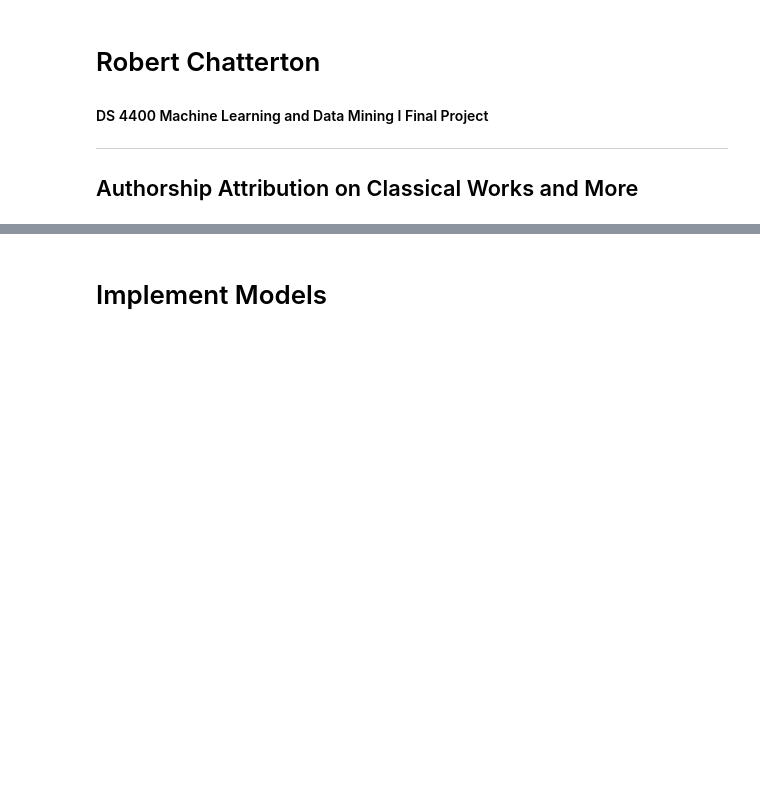
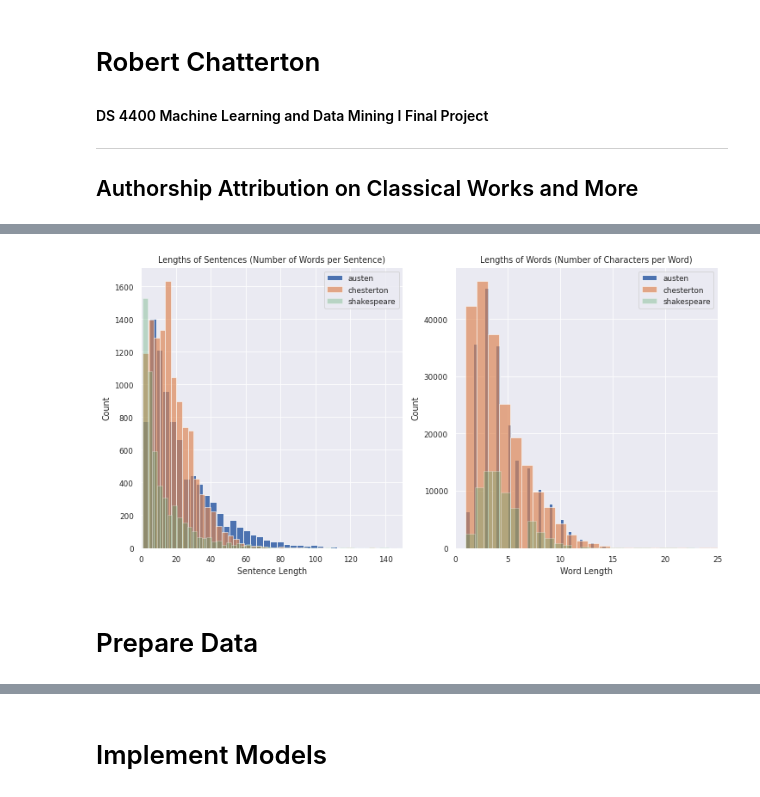
Before and after one commit to robert-chatterton/authorship-attribution, a Jupyter notebook: authorship_attribution.ipynb, the cells around one changed output, grey strips where cells are left out. Saved outputs shown, nothing was run; the diff lists cells and outputs as text; code cells hidden in the pictures; blank space fills up the shorter version.

```diff
--- a/authorship_attribution.ipynb
+++ b/authorship_attribution.ipynb
@@ -161,2 +144,45 @@ True
+# %%
+# sentence length, word length
+def get_lengths(works):
+    sent_lengths = []
+    word_lengths = []
+    for sent in works:
+        split_ = sent.split()
+        sent_lengths.append(len(split_))
+        for word in split_:
+            word_lengths.append(len(word))
+    return np.array(sent_lengths), np.array(word_lengths)
+
+fig, axs = plt.subplots(1, 2)
+num_bins = 50
+opacity = [1, 0.67, 0.33]
+
+for i, item in enumerate(works.items()):
+    author, sentences = item[0], item[1]
+    sents, words = get_lengths(sentences)
+    axs[0].hist(sents, bins=num_bins, label=author, alpha=opacity[i])
+    axs[1].hist(words, bins=num_bins, label=author, alpha=opacity[i])
+
+axs[0].set_title('Lengths of Sentences (Number of Words per Sentence)')
+axs[1].set_title('Lengths of Words (Number of Characters per Word)')
+
+axs[0].set_xlabel('Sentence Length')
+axs[1].set_xlabel('Word Length')
+axs[0].set_ylabel('Count')
+axs[1].set_ylabel('Count')
+
+axs[0].set_xlim(0, 150)
+axs[1].set_xlim(0, 25)
+
+axs[0].legend()
+axs[1].legend()
+fig.set_size_inches((12,6))
+
+# save
+plt.savefig('lengths.png', format='png')
+# %% [output]
+[figure, added]
+# %% [markdown]
+# Prepare Data
 # %%
 def get_vocab_size(excerpt_list, n, seq_size):
```
Also changed, not shown: parts of 58 cells of this notebook, 8 other files.
